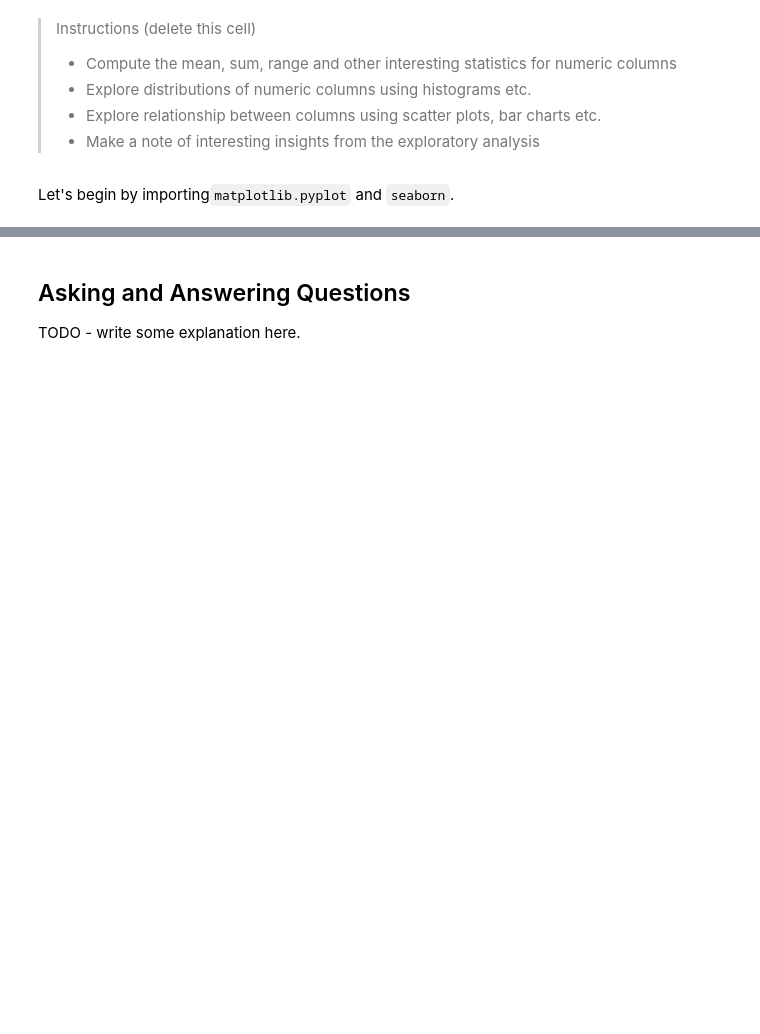
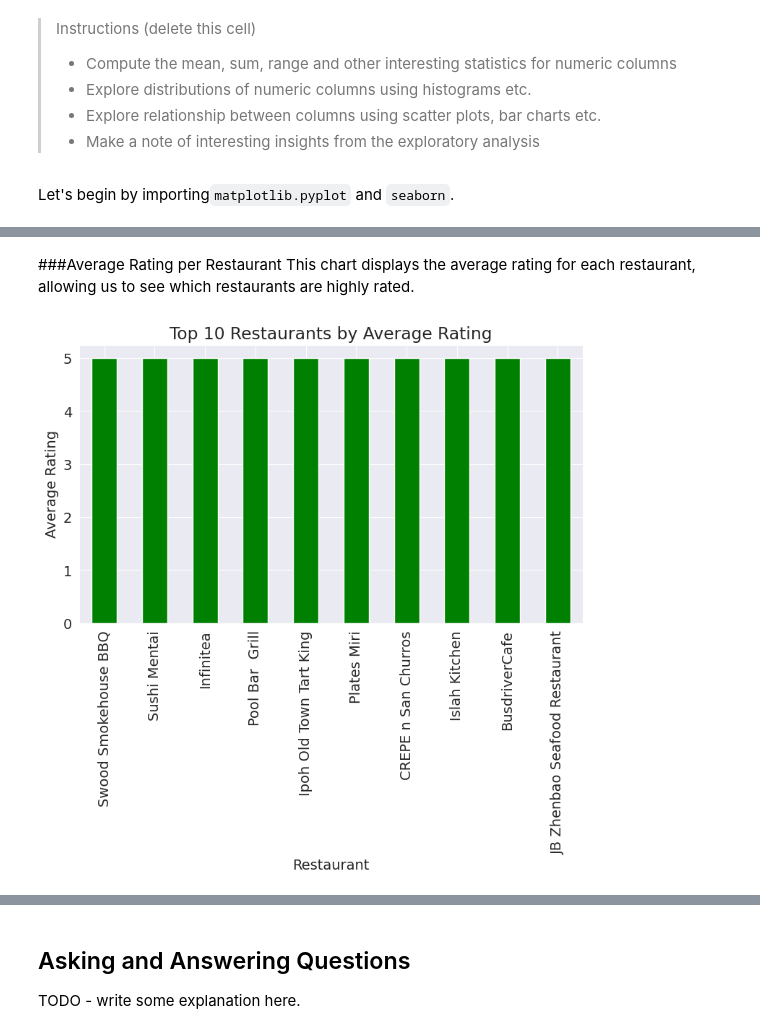
Before and after one commit to drshahizan/Python_EDA, a Jupyter notebook: assignment/bdm/Avengers/case_study1/cs1.ipynb, the cells around one changed output, grey strips where cells are left out. Cells and saved outputs as stored; diff of their text form; code cells hidden in the pictures; blank space fills up the shorter version.

```diff
--- a/assignment/bdm/Avengers/case_study1/cs1.ipynb
+++ b/assignment/bdm/Avengers/case_study1/cs1.ipynb
@@ -174,0 +561,11 @@ matplotlib.rcParams['figure.facecolor'] = '#00000000'
+# %% [markdown]
+###Average Rating per Restaurant
+This chart displays the average rating for each restaurant, allowing us to see which restaurants are highly rated.
+# %%
+resturants_data.groupby('Restaurant')['Rating'].mean().sort_values(ascending=False).head(10).plot(kind='bar', color='green')
+plt.title('Top 10 Restaurants by Average Rating')
+plt.xlabel('Restaurant')
+plt.ylabel('Average Rating')
+plt.show()
+# %% [output]
+[figure, added]
```
Also changed, not shown: parts of 104 cells of this notebook.
